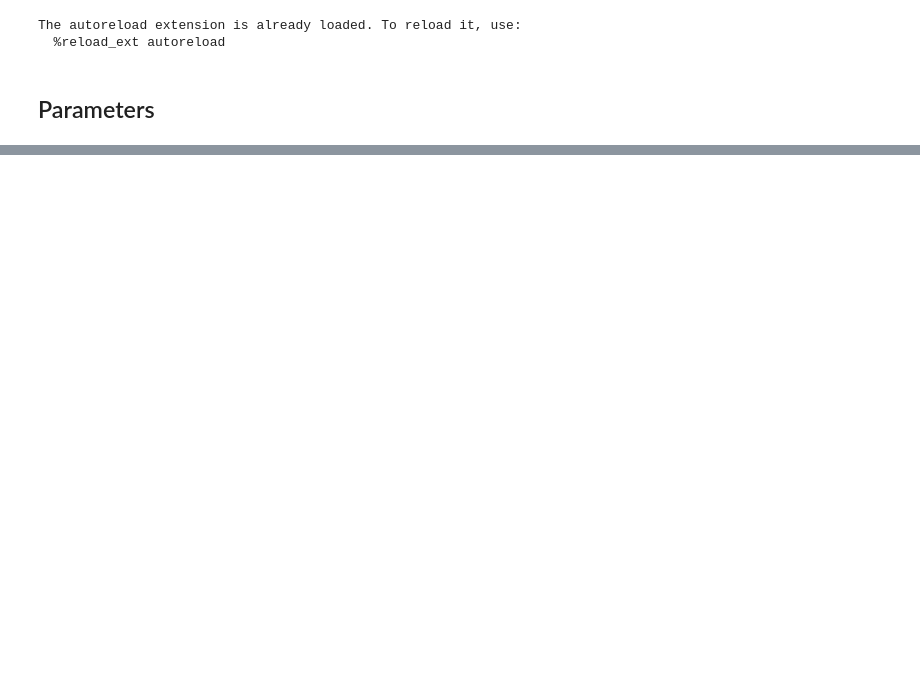
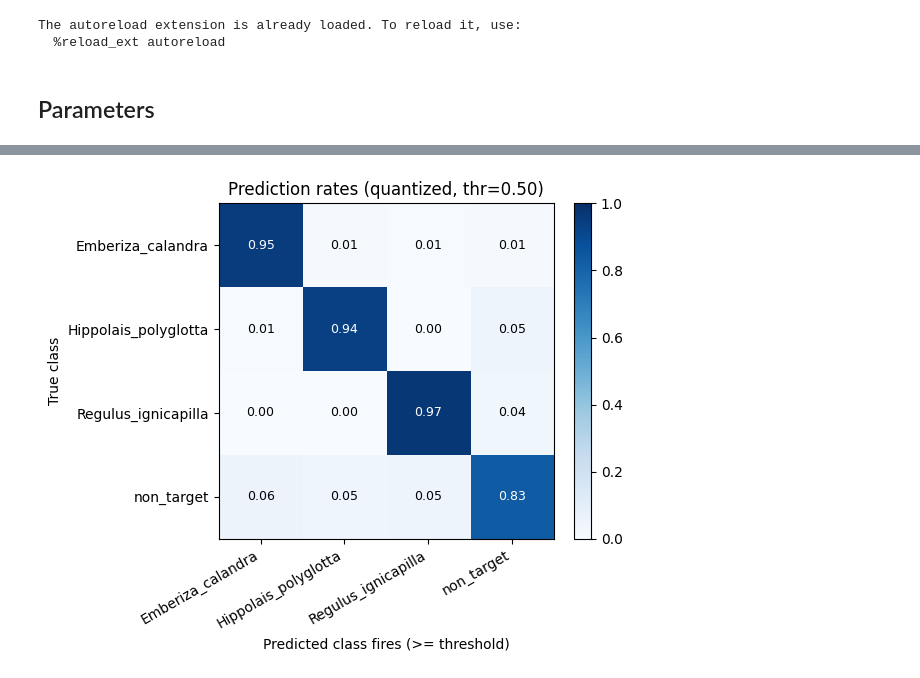
Before and after one commit to NathanDuboisset/multi-chirp, a Jupyter notebook: building/geographic_task/results.ipynb, the cells around one changed output, grey strips where cells are left out. Saved outputs shown, nothing was run; the diff lists cells and outputs as text; code cells hidden in the pictures; blank space fills up the shorter version.

```diff
--- a/building/geographic_task/results.ipynb
+++ b/building/geographic_task/results.ipynb
@@ -102,0 +182,34 @@ per-class F1 — task_s3_49_2_r50
+# %%
+from building.geographic_task.results_grouped import gather_results  # noqa: F401  (handy import for cross-run work)
+
+THRESHOLD = quant_eval.per_class[label_names[0]].threshold
+y_true = quant_eval.y_true
+y_score = quant_eval.y_score
+y_true_bin = (y_true >= 0.5).astype(np.int32)
+y_pred_bin = (y_score >= THRESHOLD).astype(np.int32)
+
+rates = np.zeros((len(label_names), len(label_names)), dtype=np.float64)
+for i in range(len(label_names)):
+    mask = y_true_bin[:, i] == 1
+    if mask.any():
+        rates[i] = y_pred_bin[mask].mean(axis=0)
+
+fig, ax = plt.subplots(figsize=(6, 5))
+im = ax.imshow(rates, cmap='Blues', vmin=0, vmax=1)
+ax.set_xticks(range(len(label_names)))
+ax.set_xticklabels(label_names, rotation=30, ha='right')
+ax.set_yticks(range(len(label_names)))
+ax.set_yticklabels(label_names)
+ax.set_xlabel('Predicted class fires (>= threshold)')
+ax.set_ylabel('True class')
+ax.set_title(f'Prediction rates (quantized, thr={THRESHOLD:.2f})')
+for i in range(rates.shape[0]):
+    for j in range(rates.shape[1]):
+        ax.text(j, i, f'{rates[i, j]:.2f}',
+                ha='center', va='center',
+                color='white' if rates[i, j] > 0.5 else 'black', fontsize=9)
+fig.colorbar(im, ax=ax, fraction=0.046)
+plt.tight_layout()
+plt.show()
+# %% [output]
+[figure, added]
```
Also changed, not shown: parts of 26 cells of this notebook, 29 other files.
